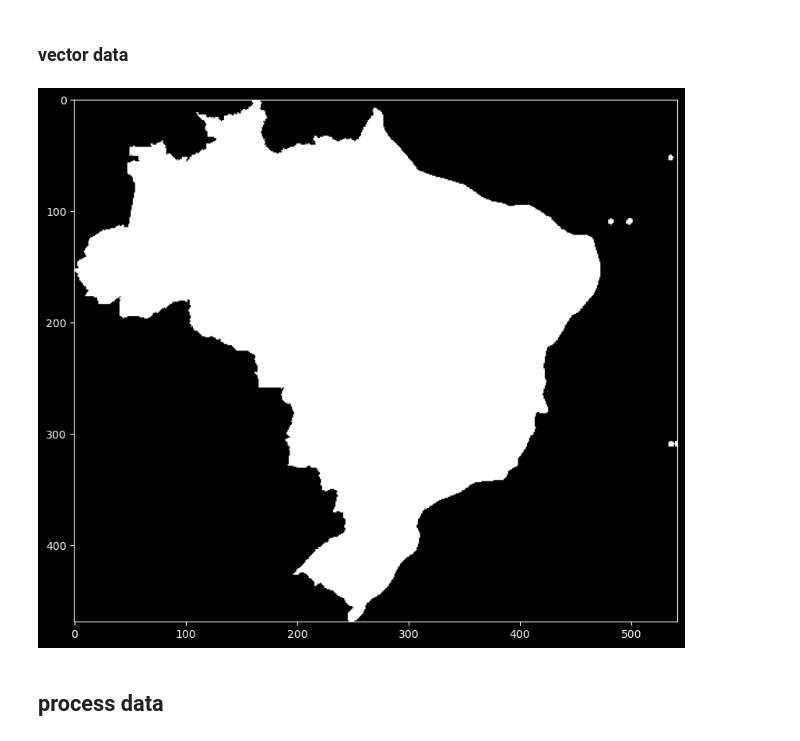
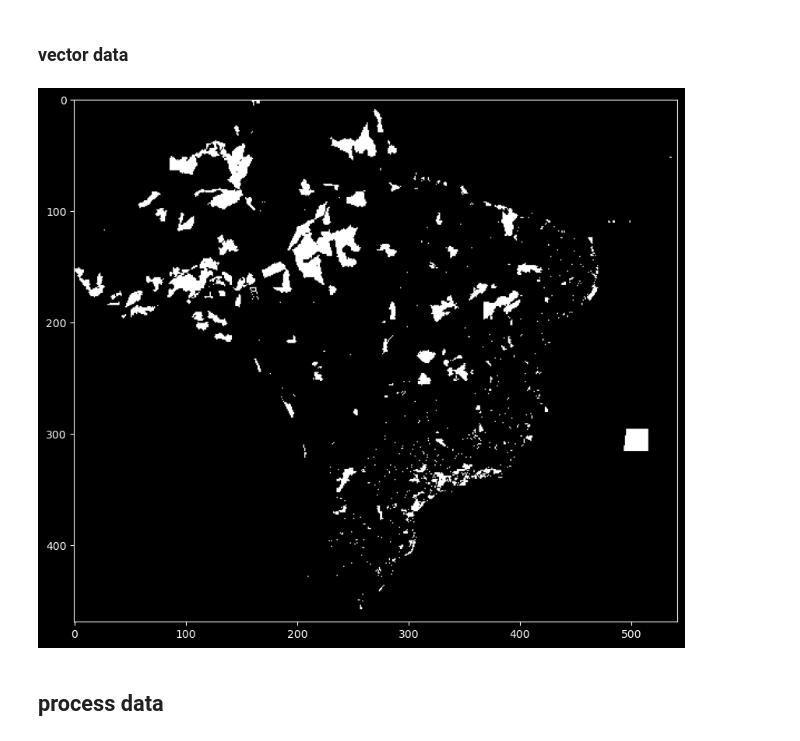
Before and after one commit to syrkis/aeolus, a Jupyter notebook: notebook.ipynb, the cells around one changed output. Drawn from its saved outputs; the diff is of its cells as text; code cells hidden in the pictures.

```diff
--- a/notebook.ipynb
+++ b/notebook.ipynb
@@ -46,7 +46,7 @@ def plot_raster(raster):
     raster_masked = np.ma.masked_where(img == -9999, img)
     # normalize the data
     ax.imshow(raster_masked, cmap='gray')  # Apply a color map if desired
-    plt.show()
+    return ax
 # %% [markdown]
 ## load data
 # %%
@@ -168,6 +166,13 @@ list(map(lambda x: plot_raster(x['array']), list(data.values())))
 # %% [markdown]
 ### vector data
+# %%
+vector_fps = [f for f in os.listdir(f'{DATA_DIR}/infrastructure') if f.endswith('.csv')]
+vector_data = {f.split('.')[0]: load_vector(f'infrastructure/{f}') for f in vector_fps}
+# %%
+power_line_mask = geometry_raster(buffer_geometry(vector_data['power_lines'], 16), data['topography'])
+airport_mask = geometry_raster(buffer_geometry(vector_data['airports'], 6), data['topography'])
+protected_areas_mask = geometry_raster(vector_data['protected_areas'].geometry, data['topography'])
 # %%
-plot_raster(brazil_mask)
+plot_raster(protected_areas_mask)
 # %% [output]
-[figure, old version]
+[figure, new version]
```
Also changed, not shown: parts of 17 cells of this notebook.
